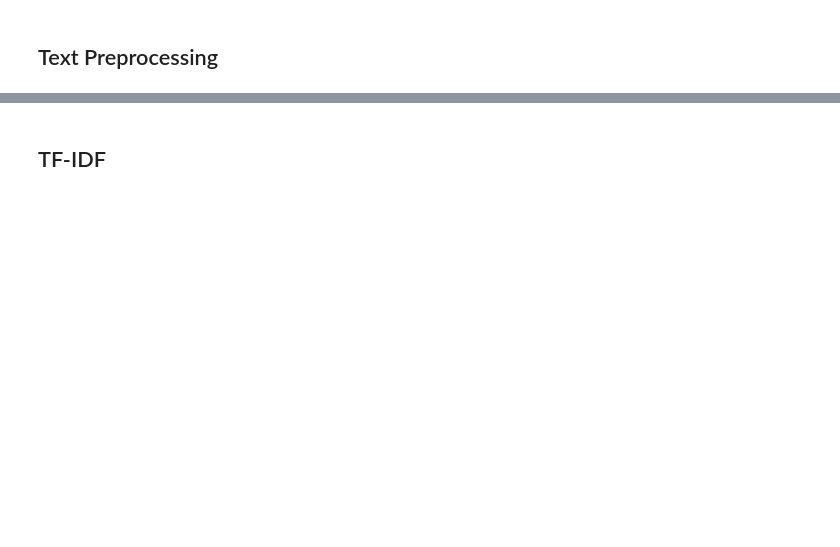
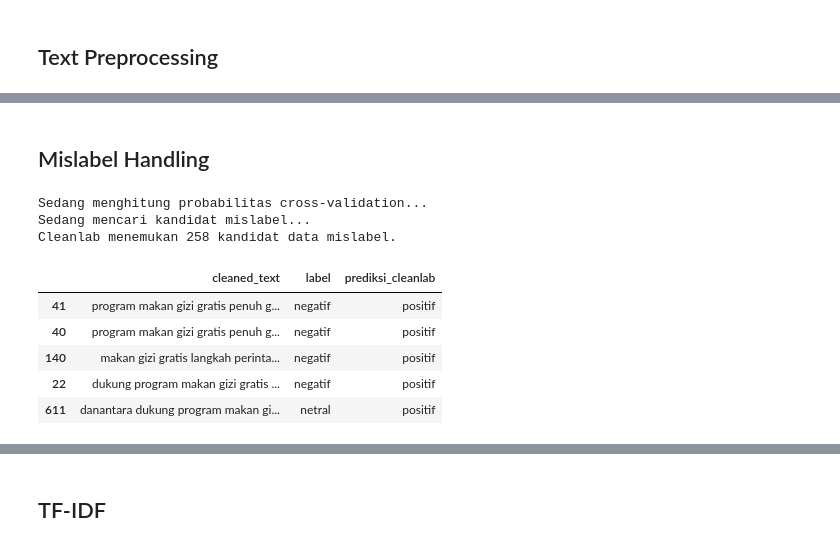
Before and after one commit to mfaruqi35/mbg-sentiment-analysis, a Jupyter notebook: mbg-sentiment-analysis.ipynb, the cells around one changed output, grey strips where cells are left out. Cells and saved outputs as stored; diff of their text form; code cells hidden in the pictures; blank space fills up the shorter version.

```diff
--- a/mbg-sentiment-analysis.ipynb
+++ b/mbg-sentiment-analysis.ipynb
@@ -389,0 +361,57 @@ df_preprocessed.head(15).style.set_properties(**{'text-align': 'left'})
+# %% [markdown]
+## Mislabel Handling
+# %%
+import numpy as np
+import pandas as pd
+from sklearn.feature_extraction.text import TfidfVectorizer
+from sklearn.model_selection import cross_val_predict
+from sklearn.svm import SVC
+import cleanlab
+
+
+# 1. Transformasi Teks Sementara
+vectorizer_cl = TfidfVectorizer()
+X_cl = vectorizer_cl.fit_transform(df_preprocessed['cleaned_text'])
+
+label_mapping = {'negatif': 0, 'netral': 1, 'positif': 2}
+y_cl = df['label'].map(label_mapping).values
+
+# 2. Inisialisasi Model SVM dengan probability=True
+svm_cl = SVC(kernel='linear', probability=True, random_state=42)
+
+# 3. Dapatkan probabilitas 'Out-of-Sample' menggunakan Cross Validation
+print("Sedang menghitung probabilitas cross-validation...")
+pred_probs = cross_val_predict(
+    estimator=svm_cl,
+    X=X_cl,
+    y=y_cl,
+    cv=5,
+    method='predict_proba'
+)
+
+print("Sedang mencari kandidat mislabel...")
+label_issues_indices = cleanlab.filter.find_label_issues(
+    labels=y_cl,
+    pred_probs=pred_probs,
+    return_indices_ranked_by='self_confidence' # Diurutkan dari yang paling parah salahnya
+)
+
+print(f"Cleanlab menemukan {len(label_issues_indices)} kandidat data mislabel.")
+
+df_issues = df_preprocessed.iloc[label_issues_indices].copy()
+predicted_labels = np.argmax(pred_probs, axis=1)
+reverse_mapping = {0: 'negatif', 1: 'netral', 2: 'positif'}
+df_issues['prediksi_cleanlab'] = [reverse_mapping[pred] for pred in predicted_labels[label_issues_indices]]
+
+
+display(df_issues[['cleaned_text', 'label', 'prediksi_cleanlab']].head(5))
+# %% [output]
+Sedang menghitung probabilitas cross-validation...
+Sedang mencari kandidat mislabel...
+Cleanlab menemukan 258 kandidat data mislabel.
+|  | cleaned_text | label | prediksi_cleanlab |
+| 41 | program makan gizi gratis penuh g... | negatif | positif |
+| 40 | program makan gizi gratis penuh g... | negatif | positif |
+| 140 | makan gizi gratis langkah perinta... | negatif | positif |
+| 22 | dukung program makan gizi gratis ... | negatif | positif |
+| 611 | danantara dukung program makan gi... | netral | positif |
```
Also changed, not shown: parts of 14 cells of this notebook.
